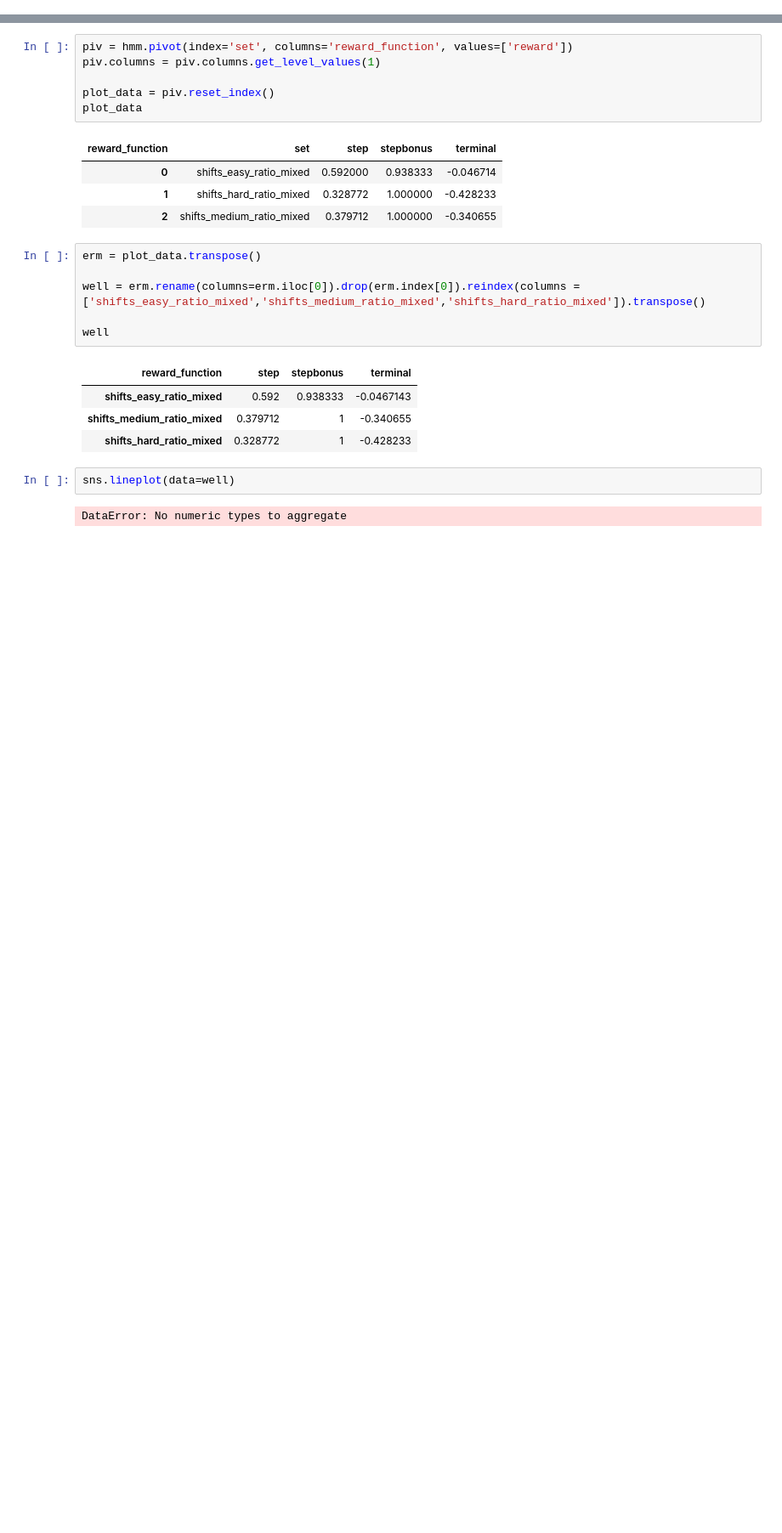
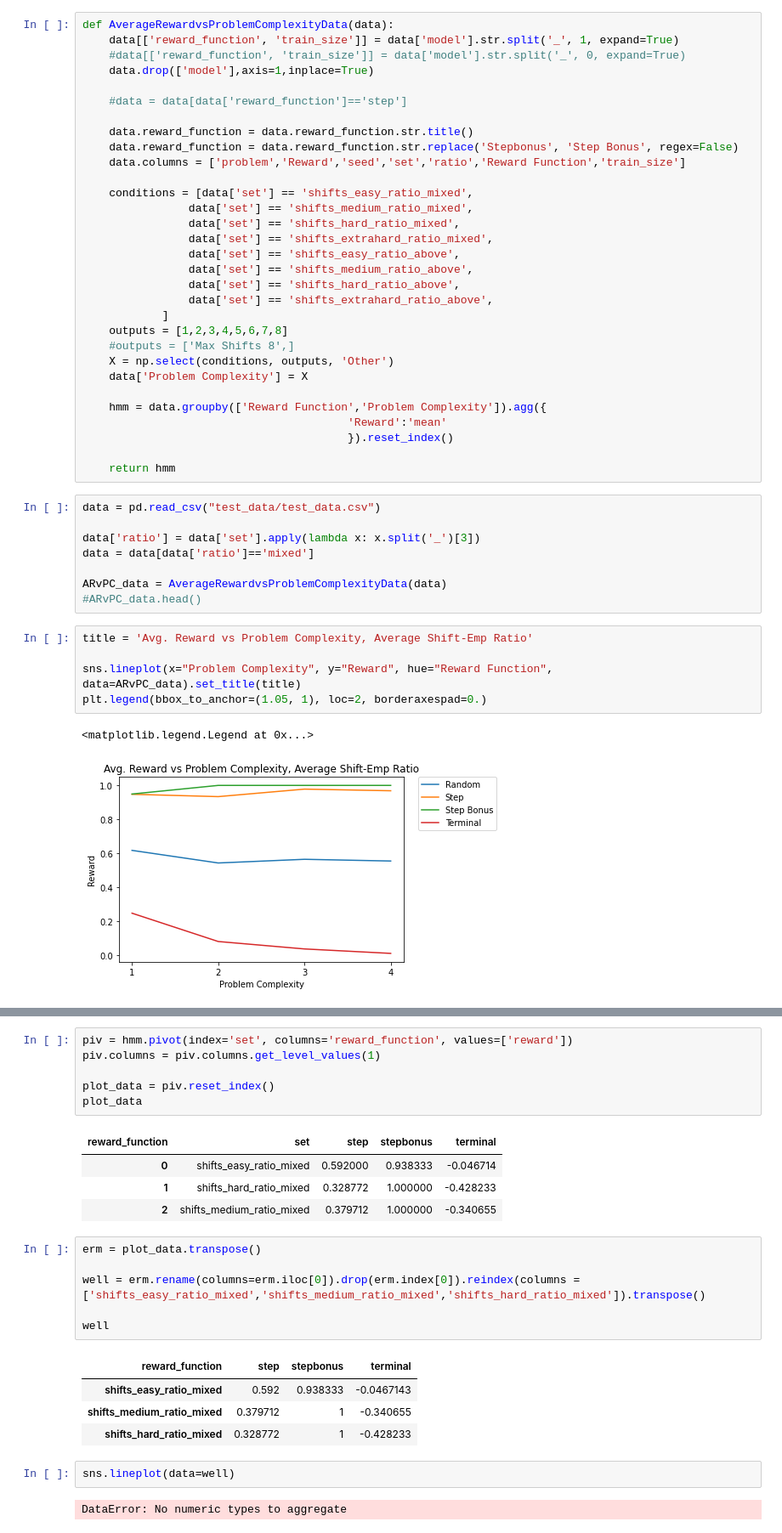
Before and after one commit to benplatten/UvA_MSc_Thesis, a Jupyter notebook: dev/reporting.ipynb, the cells around one changed output, grey strips where cells are left out. Shown: that part at 85% size. Saved outputs shown, nothing was run; the diff lists cells and outputs as text; blank space fills up the shorter version.

Commit message:
plotting data

```diff
--- a/dev/reporting.ipynb
+++ b/dev/reporting.ipynb
@@ -71,0 +51,47 @@ sns.lineplot(x="X", y="reward", hue="reward_function", data=hmm)
+# %%
+def AverageRewardvsProblemComplexityData(data):
+    data[['reward_function', 'train_size']] = data['model'].str.split('_', 1, expand=True)
+    #data[['reward_function', 'train_size']] = data['model'].str.split('_', 0, expand=True)
+    data.drop(['model'],axis=1,inplace=True)
+
+    #data = data[data['reward_function']=='step']
+
+    data.reward_function = data.reward_function.str.title()
+    data.reward_function = data.reward_function.str.replace('Stepbonus', 'Step Bonus', regex=False)
+    data.columns = ['problem','Reward','seed','set','ratio','Reward Function','train_size']
+
+    conditions = [data['set'] == 'shifts_easy_ratio_mixed',
+                data['set'] == 'shifts_medium_ratio_mixed',
+                data['set'] == 'shifts_hard_ratio_mixed',
+                data['set'] == 'shifts_extrahard_ratio_mixed',
+                data['set'] == 'shifts_easy_ratio_above',
+                data['set'] == 'shifts_medium_ratio_above',
+                data['set'] == 'shifts_hard_ratio_above',
+                data['set'] == 'shifts_extrahard_ratio_above',
+            ]
+    outputs = [1,2,3,4,5,6,7,8]
+    #outputs = ['Max Shifts 8',]
+    X = np.select(conditions, outputs, 'Other')
+    data['Problem Complexity'] = X
+
+    hmm = data.groupby(['Reward Function','Problem Complexity']).agg({
+                                        'Reward':'mean'
+                                        }).reset_index()
+
+    return hmm
+# %%
+data = pd.read_csv("test_data/test_data.csv")
+
+data['ratio'] = data['set'].apply(lambda x: x.split('_')[3])
+data = data[data['ratio']=='mixed']
+
+ARvPC_data = AverageRewardvsProblemComplexityData(data)
+#ARvPC_data.head()
+# %%
+title = 'Avg. Reward vs Problem Complexity, Average Shift-Emp Ratio'
+
+sns.lineplot(x="Problem Complexity", y="Reward", hue="Reward Function", data=ARvPC_data).set_title(title)
+plt.legend(bbox_to_anchor=(1.05, 1), loc=2, borderaxespad=0.)
+# %% [output]
+<matplotlib.legend.Legend at 0x...>
+[figure, added]
```
Also changed, not shown: parts of 20 cells of this notebook, 28 other files.
